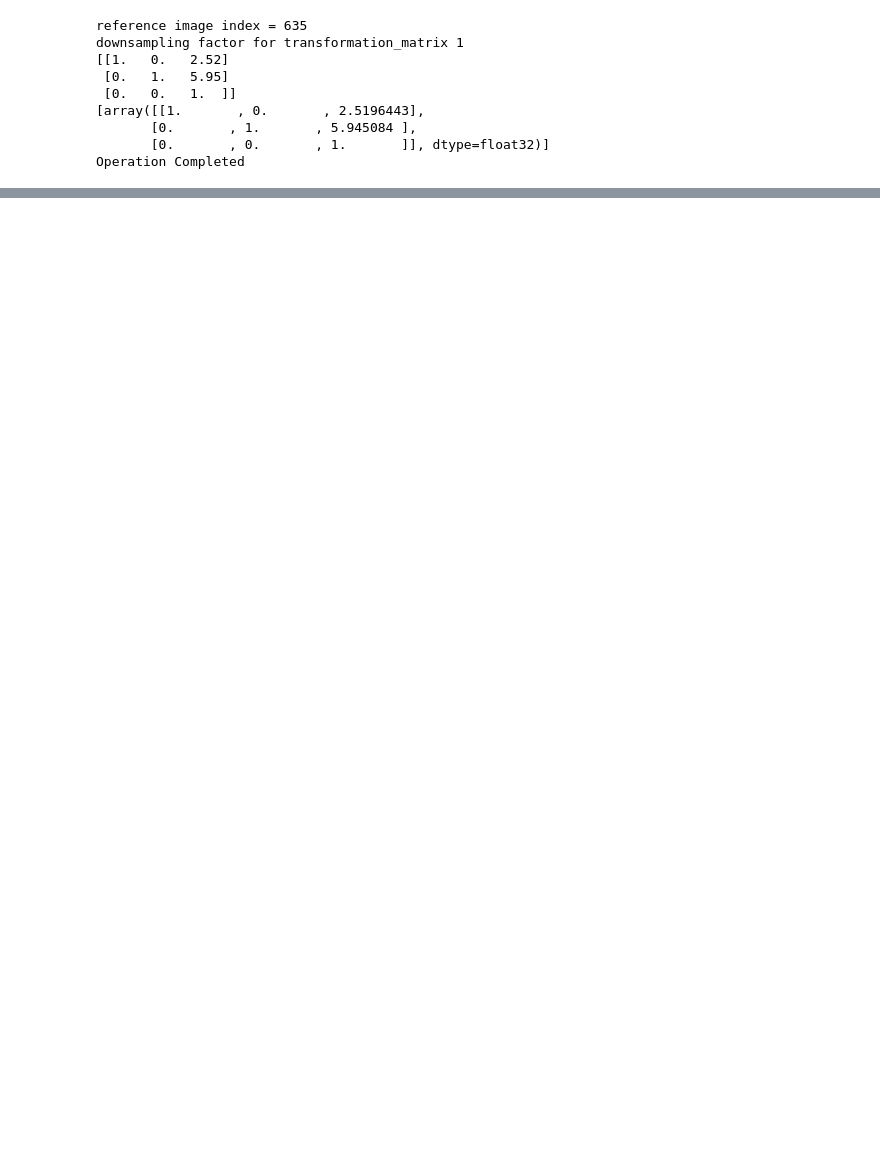
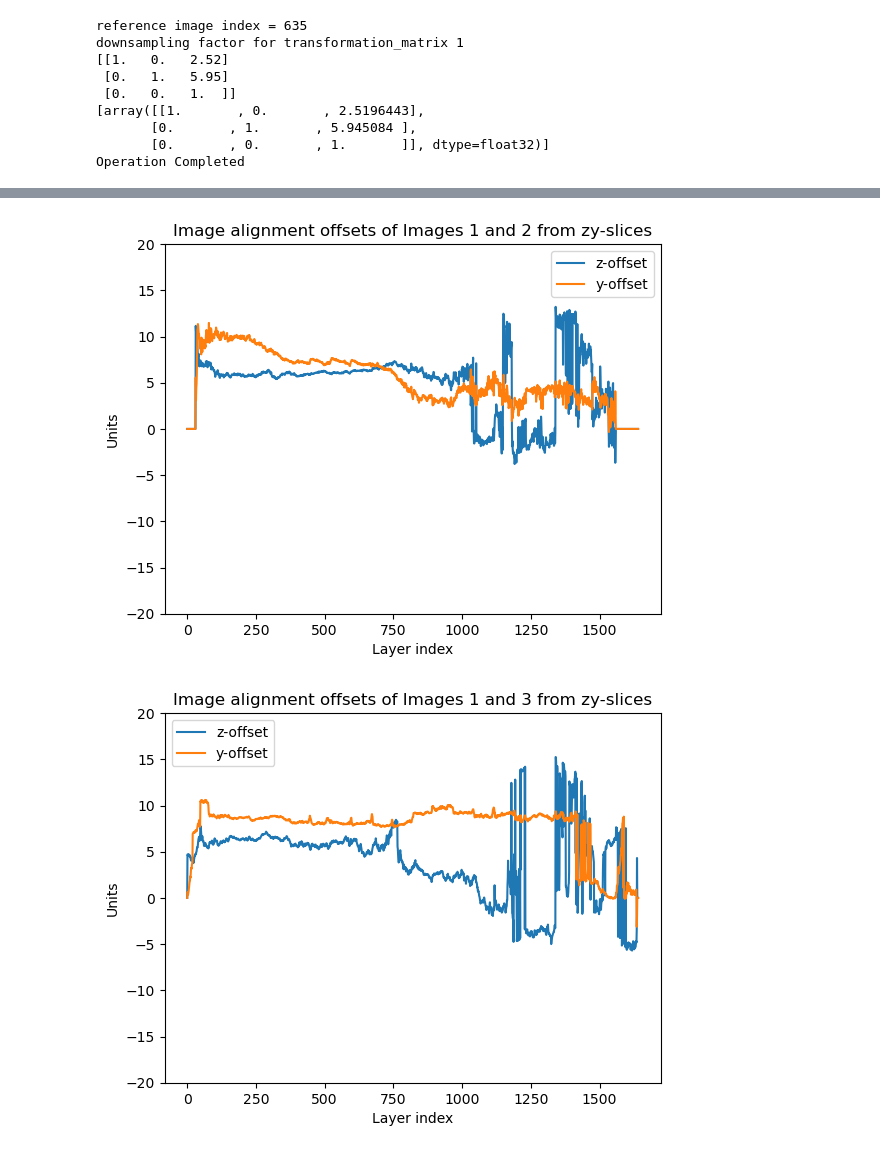
Before and after one commit to ucla-brain/image-preprocessing-pipeline, a Jupyter notebook: notebook.ipynb, the cells around one changed output, grey strips where cells are left out. Drawn from its saved outputs; the diff is of its cells as text; code cells hidden in the pictures; blank space fills up the shorter version.

Commit message:
Partially solved image alignment

```diff
--- a/notebook.ipynb
+++ b/notebook.ipynb
@@ -133,0 +247,44 @@ os.system('python convert.py -i "./tempData/cha3_8b" -o "./tempData/cha3_8b.ims"
+# %%
+import matplotlib.pyplot as plt
+import numpy as np
+
+def plot_data(file_path:str, title:str, label1:str, label2:str):
+    with open(file_path, "r") as file:
+        line = file.readline()
+
+        x_offset = [0]
+        y_offset = [0]
+
+        while line:
+            if "Skipped" in line:
+                x_offset.append(0)
+                y_offset.append(0)
+                line = file.readline()
+                continue
+            s = line.split(",")
+            x_offset.append(float(s[-2][:-1]))
+            line = file.readline()
+            s = line.split(",")
+            y_offset.append(float(s[-2][:-1]))
+            line = file.readline()
+            # skip last line
+            line = file.readline()
+
+        plt.plot(range(len(x_offset)), x_offset, label=label1)
+        plt.plot(range(len(y_offset)), y_offset, label=label2)
+        plt.title(title)
+        plt.xlabel("Layer index")
+        plt.ylabel("Units")
+        plt.ylim((-20, 20))
+        plt.legend()
+        plt.show()
+
+plot_data("D:/BMAP/Brain 4/offsets/zy_matrices_im12.txt", "Image alignment offsets of Images 1 and 2 from zy-slices", "z-offset", "y-offset")
+plot_data("D:/BMAP/Brain 4/offsets/zy_matrices_im13.txt", "Image alignment offsets of Images 1 and 3 from zy-slices", "z-offset", "y-offset")
+plot_data("D:/BMAP/Brain 4/offsets/zx_matrices_im12.txt", "Image alignment offsets of Images 1 and 2 from zx-slices", "z-offset", "x-offset")
+plot_data("D:/BMAP/Brain 4/offsets/zx_matrices_im13.txt", "Image alignment offsets of Images 1 and 3 from zx-slices", "z-offset", "x-offset")
+plot_data("D:/BMAP/Brain 4/offsets/xy_matrices_im12.txt", "Image alignment offsets of Images 1 and 2 from xy-slices", "x-offset", "y-offset")
+plot_data("D:/BMAP/Brain 4/offsets/xy_matrices_im13.txt", "Image alignment offsets of Images 1 and 3 from xy-slices", "x-offset", "y-offset")
+# %% [output]
+[figure, added]
+[figure, added]
```
Also changed, not shown: parts of 10 cells of this notebook, 1 other file.
